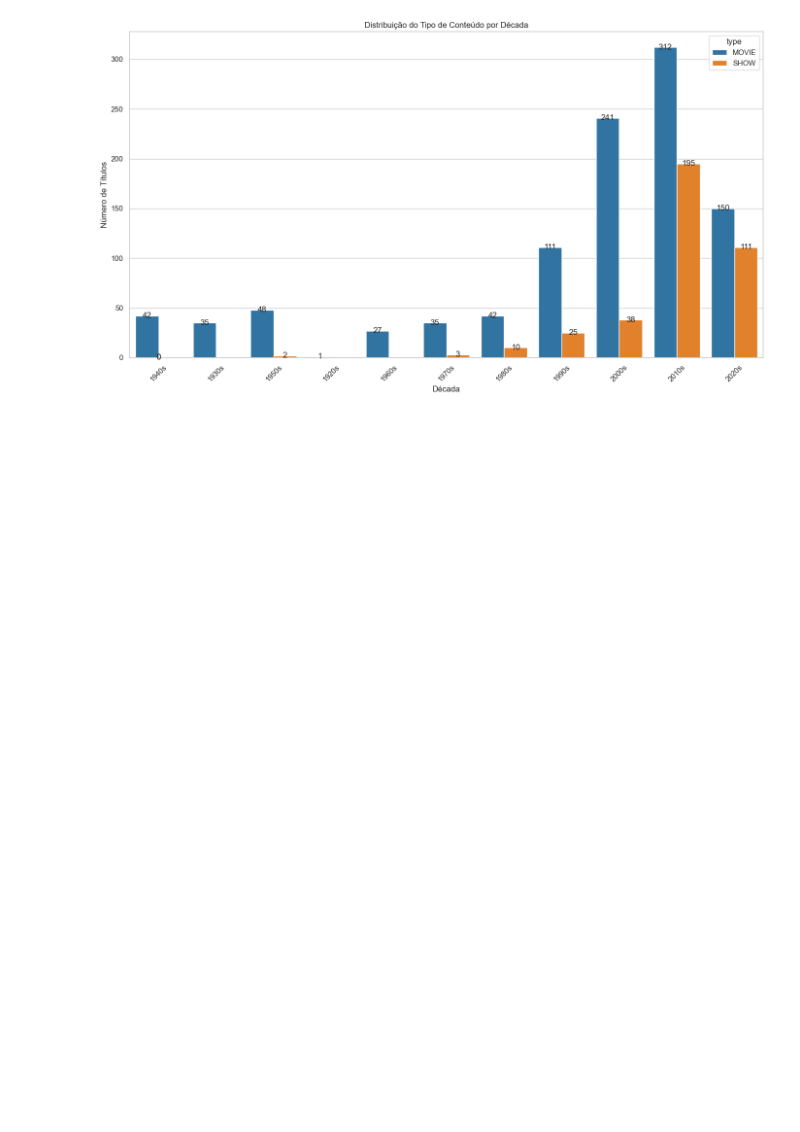
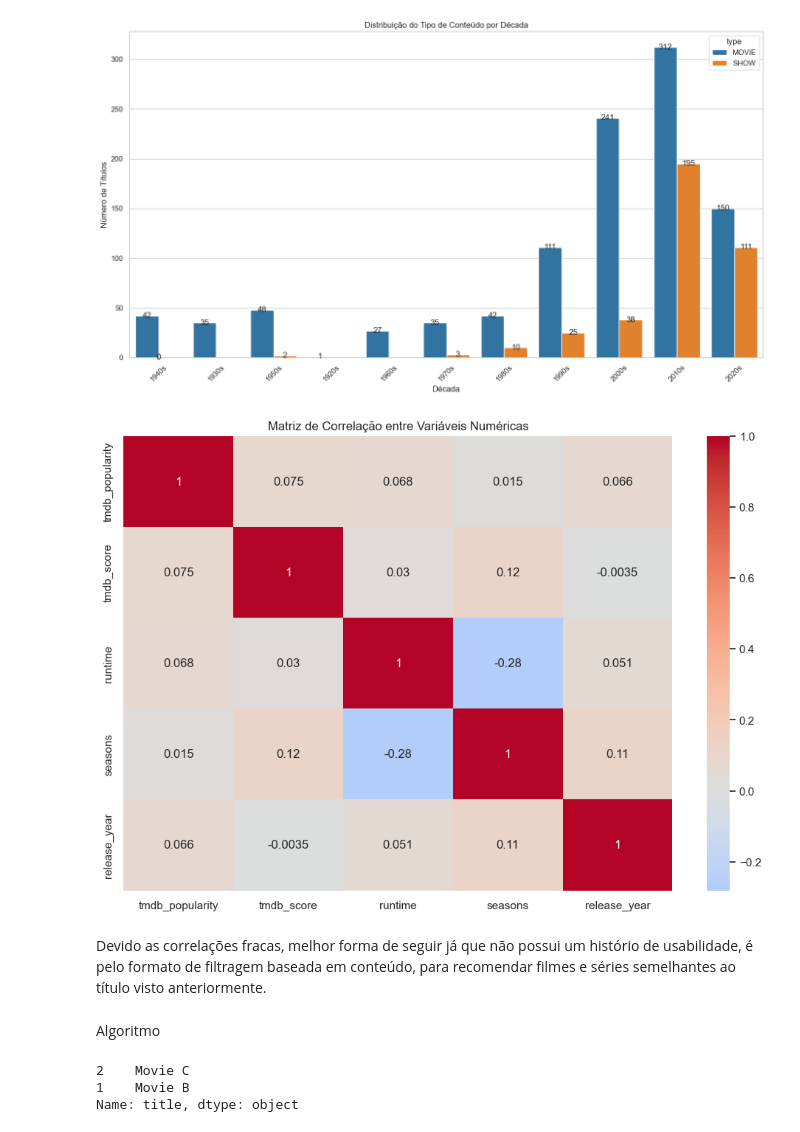
Before and after one commit to BiancaLaurindo/disney_recommendation, a Jupyter notebook: disney_plus_recommedation.ipynb, the cells around one changed output. Drawn from its saved outputs; the diff is of its cells as text; code cells hidden in the pictures; blank space fills up the shorter version.

```diff
--- a/disney_plus_recommedation.ipynb
+++ b/disney_plus_recommedation.ipynb
@@ -576,3 +678,15 @@ plt.tight_layout()
 plt.show()
 # %% [output]
 [figure]
+# %%
+plt.figure(figsize=(12, 8))
+correlation_matrix = disney_plus[['tmdb_popularity', 'tmdb_score', 'runtime', 'seasons','release_year']].corr()
+sns.heatmap(correlation_matrix, annot=True, cmap='coolwarm', center=0)
+plt.title('Matriz de Correlação entre Variáveis Numéricas')
+plt.show()
+# %% [output]
+[figure, added]
+# %% [markdown]
+Devido as correlações fracas, melhor forma de seguir já que não possui um histório de usabilidade, é pelo formato de filtragem baseada em conteúdo, para recomendar filmes e séries semelhantes ao título visto anteriormente.
+# %% [markdown]
+Algoritmo
@@ -578,0 +728,16 @@ plt.show()
+# %%
+def recommend_movie(title, df, similarity_matrix):
+    idx = df.index[df['title'] == title].tolist()[0]
+    sim_scores = list(enumerate(similarity_matrix[idx]))
+    sim_scores = sorted(sim_scores, key=lambda x: x[1], reverse=True)
+    sim_scores = sim_scores[1:6]  # Pegue os 5 filmes mais similares
+    movie_indices = [i[0] for i in sim_scores]
+    return df['title'].iloc[movie_indices]
+
+# Teste a recomendação
+recommended_movies = recommend_movie('Movie A', df, similarity_matrix)
+print(recommended_movies)
+# %% [output]
+2    Movie C
+1    Movie B
+Name: title, dtype: object
```
Also changed, not shown: parts of 14 cells of this notebook.
